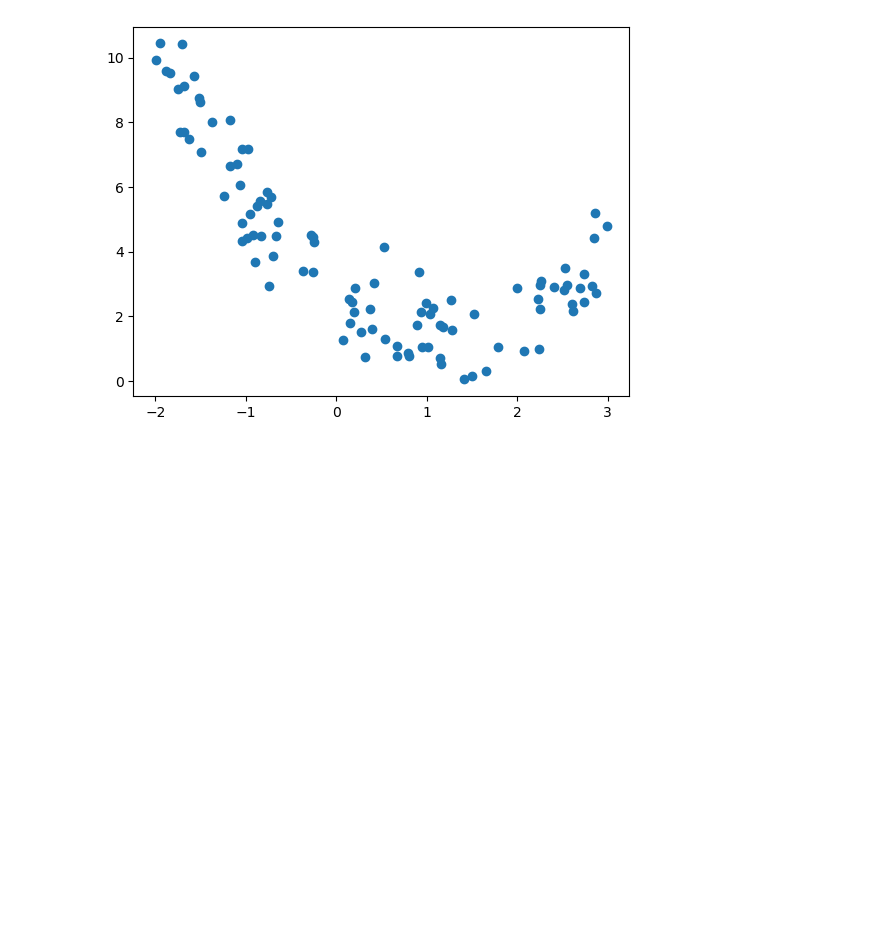
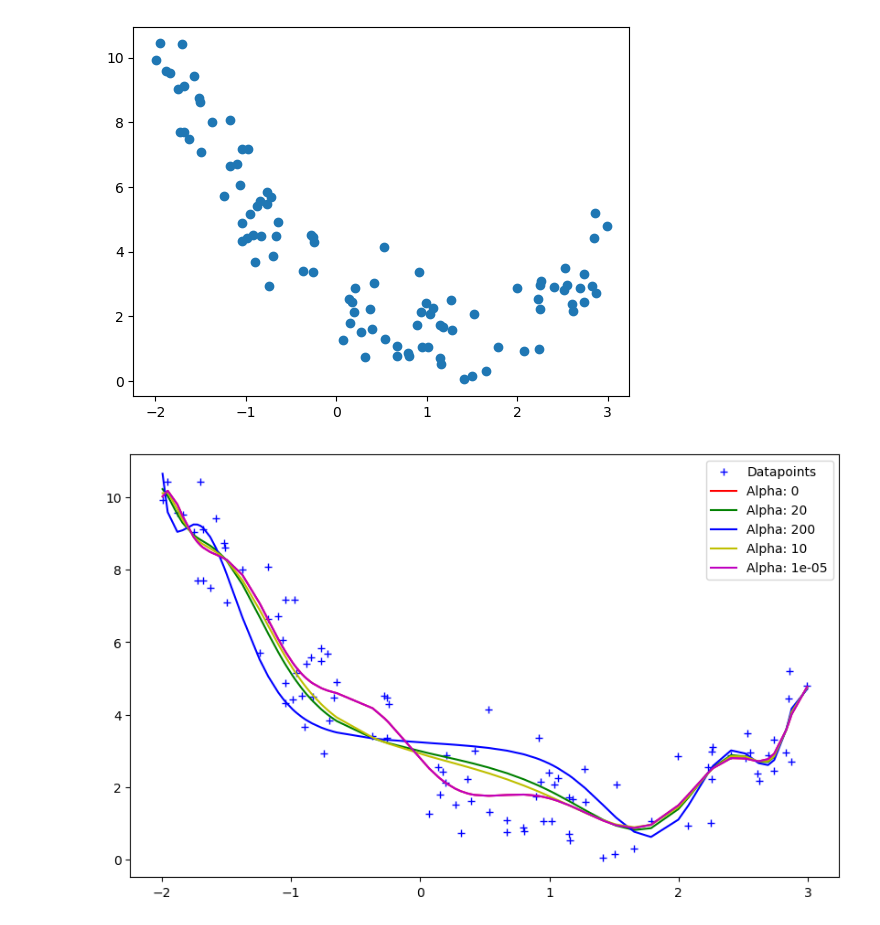
Before and after one commit to Razakhan143/AI-Artificial-Inteligence-, a Jupyter notebook: ML practice/ridge regularizaton/ridge regularization.ipynb, the cells around one changed output. Drawn from its saved outputs; the diff is of its cells as text; code cells hidden in the pictures; blank space fills up the shorter version.

```diff
--- a/ML practice/ridge regularizaton/ridge regularization.ipynb
+++ b/ML practice/ridge regularizaton/ridge regularization.ipynb
@@ -56,25 +56,27 @@ plt.show()
 # %%
 from sklearn.pipeline import Pipeline
 from sklearn.preprocessing import PolynomialFeatures
 
 def get_preds_ridge(x1, x2, alpha):
     model = Pipeline([
         ('poly_feats', PolynomialFeatures(degree=16)),
         ('ridge', Ridge(alpha=alpha))
     ])
     model.fit(x1, x2)
     return model.predict(x1)
 
-alphas = [0, 20, 200]
-cs = ['r', 'g', 'b']
+alphas = [0, 20, 200,10,0.00001]
+cs = ['r', 'g', 'b','y','m']
 
 plt.figure(figsize=(10, 6))
 plt.plot(x1, x2, 'b+', label='Datapoints')
 
 for alpha, c in zip(alphas, cs):
     preds = get_preds_ridge(x1, x2, alpha)
     # Plot
     plt.plot(sorted(x1[:, 0]), preds[np.argsort(x1[:, 0])], c, label='Alpha: {}'.format(alpha))
 
 plt.legend()
 plt.show()
+# %% [output]
+[figure, added]
```
